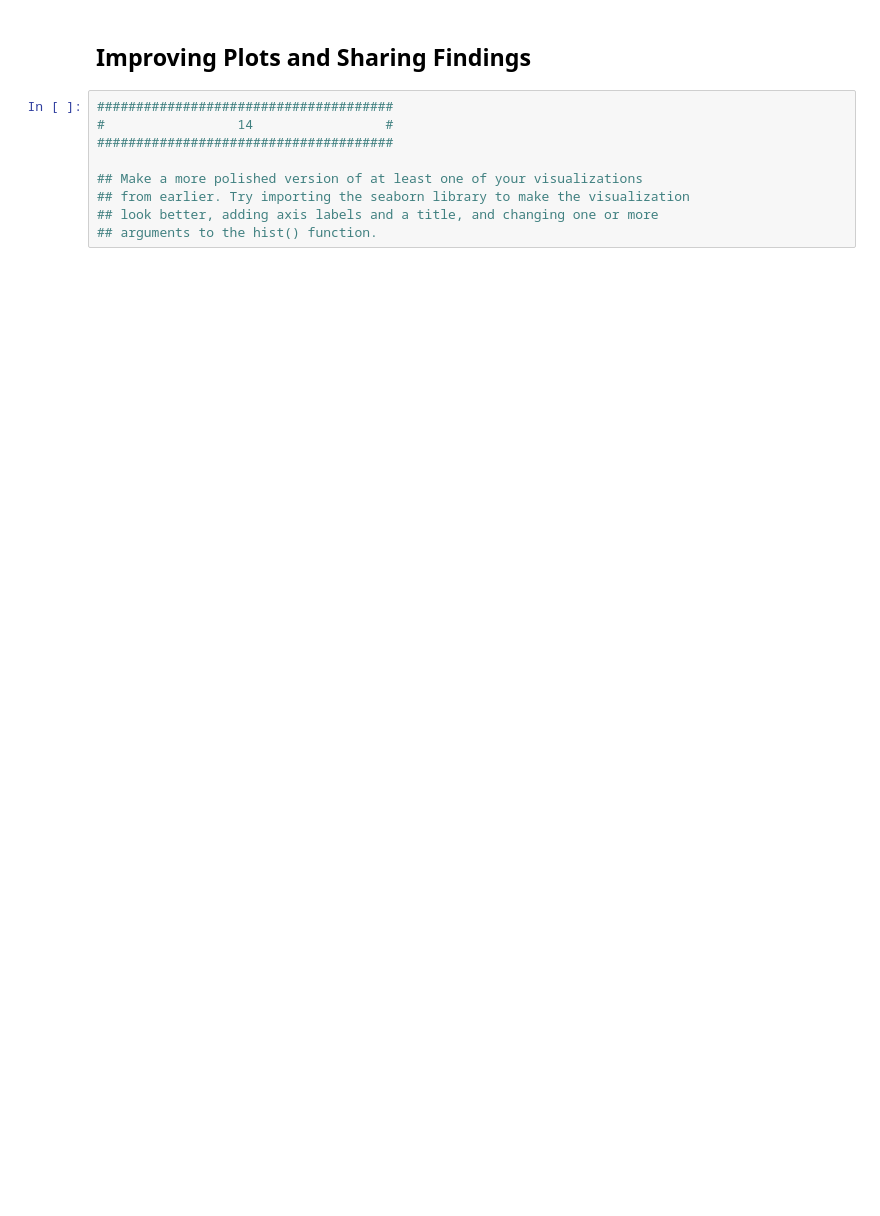
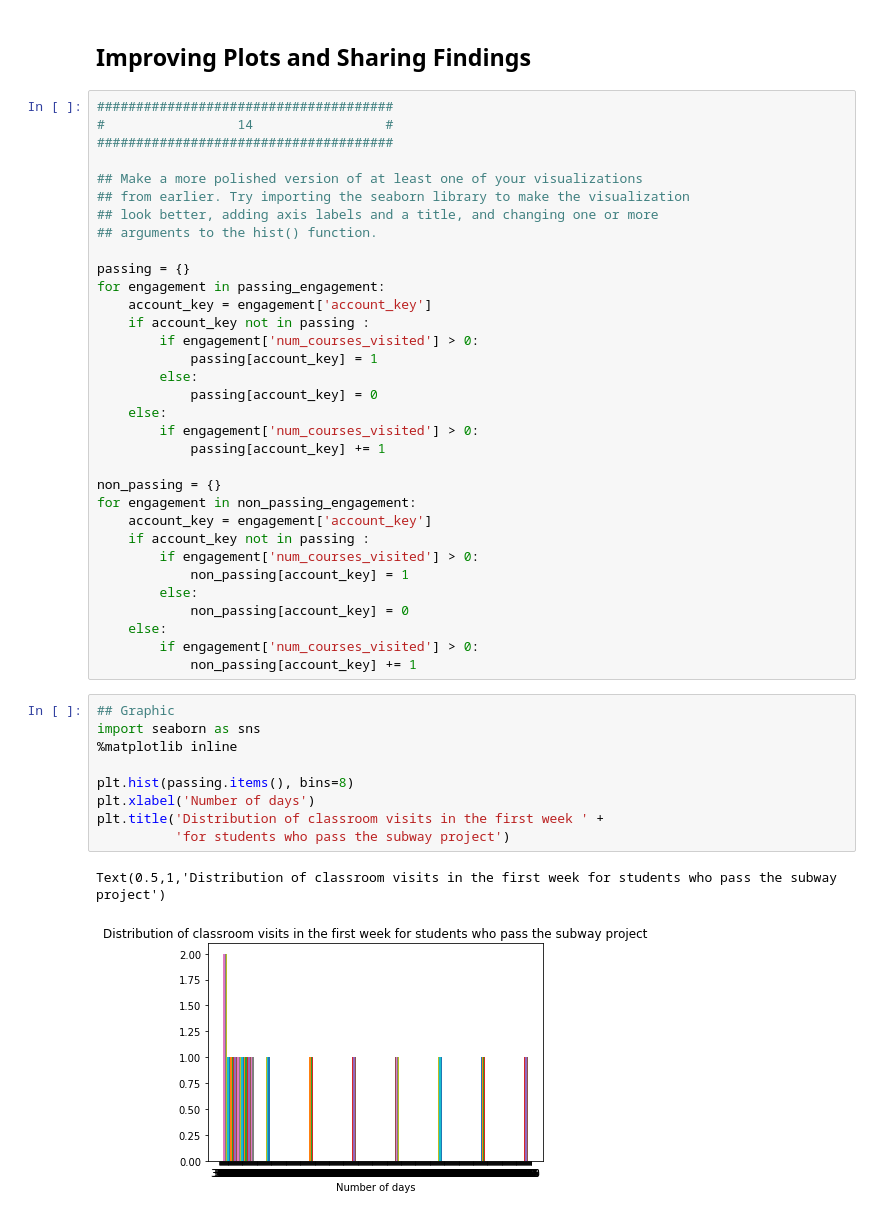
Before and after one commit to MatheusAlvesSouza/MaratonaDataScience, a Jupyter notebook: Semana 2/2-exercicios-csv.ipynb, the cells around one changed output. Cells and saved outputs as stored; diff of their text form; blank space fills up the shorter version.

```diff
--- a/Semana 2/2-exercicios-csv.ipynb
+++ b/Semana 2/2-exercicios-csv.ipynb
@@ -461,3 +479,39 @@ plt.hist(data)
 ## from earlier. Try importing the seaborn library to make the visualization
 ## look better, adding axis labels and a title, and changing one or more
 ## arguments to the hist() function.
+
+passing = {}
+for engagement in passing_engagement:
+    account_key = engagement['account_key']
+    if account_key not in passing :
+        if engagement['num_courses_visited'] > 0:
+            passing[account_key] = 1
+        else:
+            passing[account_key] = 0
+    else:
+        if engagement['num_courses_visited'] > 0:
+            passing[account_key] += 1
+
+non_passing = {}
+for engagement in non_passing_engagement:
+    account_key = engagement['account_key']
+    if account_key not in passing :
+        if engagement['num_courses_visited'] > 0:
+            non_passing[account_key] = 1
+        else:
+            non_passing[account_key] = 0
+    else:
+        if engagement['num_courses_visited'] > 0:
+            non_passing[account_key] += 1
+# %%
+## Graphic
+import seaborn as sns
+%matplotlib inline
+
+plt.hist(passing.items(), bins=8)
+plt.xlabel('Number of days')
+plt.title('Distribution of classroom visits in the first week ' +
+          'for students who pass the subway project')
+# %% [output]
+Text(0.5,1,'Distribution of classroom visits in the first week for students who pass the subway project')
+[figure, added]
```
Also changed, not shown: parts of 2 cells of this notebook.
